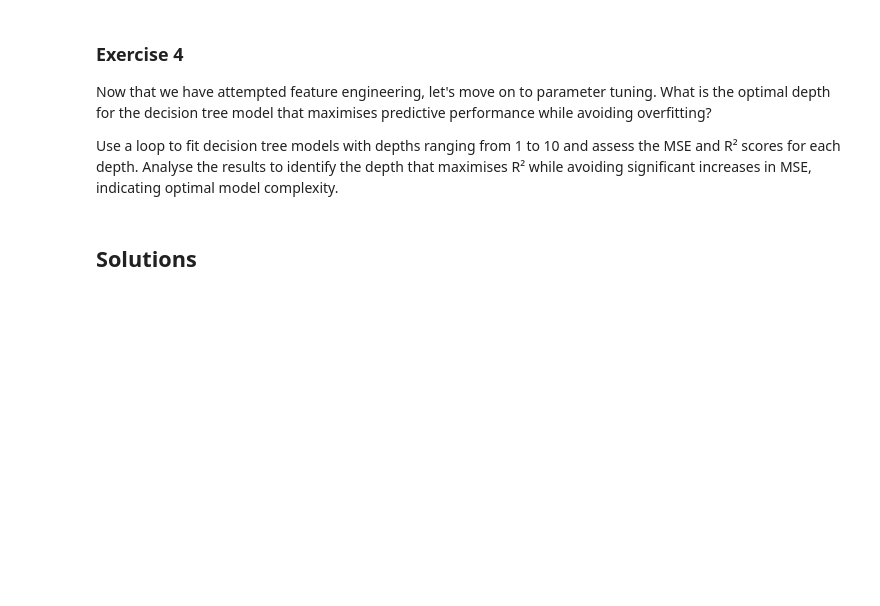
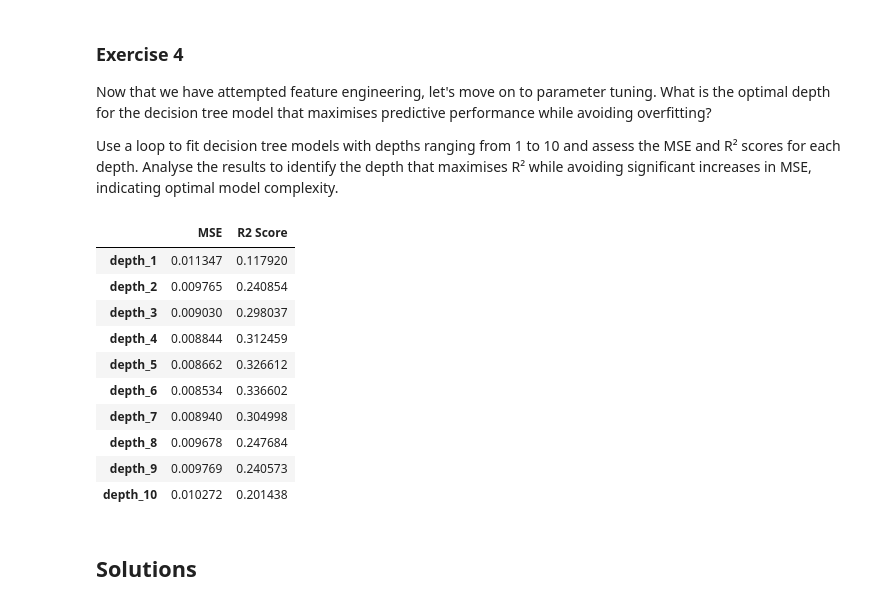
Before and after one commit to mut-rogers/Machine-Learning, a Jupyter notebook: Decision Trees/Decision_tree_exercise.ipynb, the cells around one changed output. Drawn from its saved outputs; the diff is of its cells as text; code cells hidden in the pictures; blank space fills up the shorter version.

Commit message:
Excercise: Decision Trees

```diff
--- a/Decision Trees/Decision_tree_exercise.ipynb
+++ b/Decision Trees/Decision_tree_exercise.ipynb
@@ -192,0 +283,16 @@ Run the model on different combinations of the reduced dataset. Is there a combi
+# %%
+#Your code here
+from sklearn import metrics
+
+reduced_df = dataset[["Pollution_level", "Min_temperature_C", "Longitude", "pH"]]
+
+X_train_, X_test_, y_train_, y_test_ = train_test_split(reduced_df, dataset["Standard_yield"], test_size=0.3, random_state=42)
+
+new_model = DecisionTreeRegressor(max_depth=4, random_state=42).fit(X_train_, y_train_)
+
+new_predictions = new_model.predict(X_test_)
+
+new_mse = metrics.mean_squared_error(y_test_, new_predictions)
+new_r2_score = metrics.r2_score(y_test_, new_predictions)
+
+print(f"MSE: {new_mse}\nR2 Score: {new_r2_score}")
@@ -201,3 +308,34 @@ Analyse the results to identify the depth that maximises R² while avoiding sign
+# %%
+#Your code here
+
+results_dict = dict()
+
+for num_depth in range(1, 11):
+    current_model = DecisionTreeRegressor(max_depth=num_depth, random_state=42).fit(X_train_, y_train_)
+    current_predictions = current_model.predict(X_test_)
+    current_mse_score = metrics.mean_squared_error(y_test_, current_predictions)
+    current_r2_score = metrics.r2_score(y_test_, current_predictions)
+
+    results_dict[f"depth_{num_depth}"] = {
+        "MSE": current_mse_score,
+        "R2 Score": current_r2_score
+    }
+
+results_df = pd.DataFrame(data=results_dict).T
+
+results_df.head(10)
+# %% [output]
+|  | MSE | R2 Score |
+| depth_1 | 0.011347 | 0.117920 |
+| depth_2 | 0.009765 | 0.240854 |
+| depth_3 | 0.009030 | 0.298037 |
+| depth_4 | 0.008844 | 0.312459 |
+| depth_5 | 0.008662 | 0.326612 |
+| depth_6 | 0.008534 | 0.336602 |
+| depth_7 | 0.008940 | 0.304998 |
+| depth_8 | 0.009678 | 0.247684 |
+| depth_9 | 0.009769 | 0.240573 |
+| depth_10 | 0.010272 | 0.201438 |
 # %% [markdown]
 ## Solutions
 # %% [markdown]
```
Also changed, not shown: parts of 21 cells of this notebook, 5 other files.
